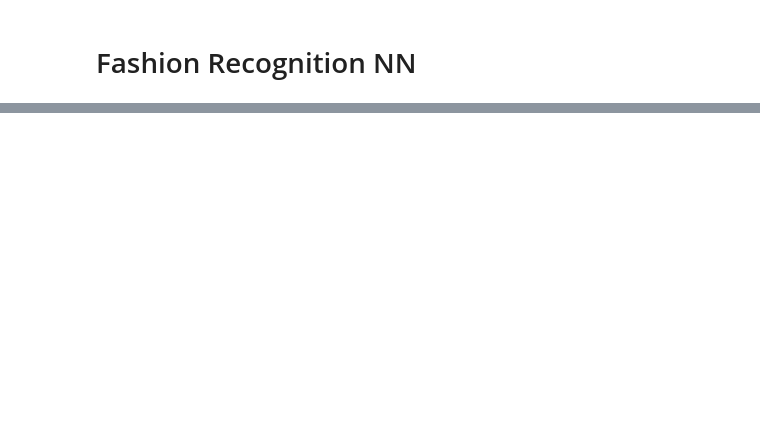
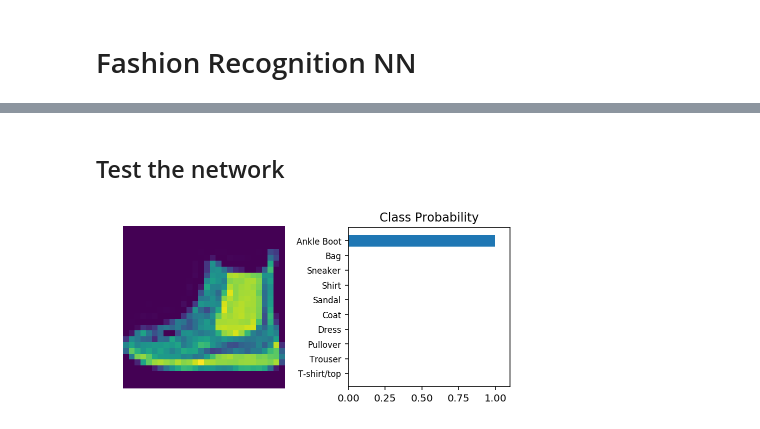
Before and after one commit to denrasulev/pytorch-sc, a Jupyter notebook: Fashion.ipynb, the cells around one changed output, grey strips where cells are left out. Drawn from its saved outputs; the diff is of its cells as text; code cells hidden in the pictures; blank space fills up the shorter version.

```diff
--- a/Fashion.ipynb
+++ b/Fashion.ipynb
@@ -32,0 +47,14 @@ ModuleNotFoundError: No module named 'halper'
+# %%
+#   Each image is 28x28 pixels, 784 in total
+#   There are 10 clasees
+
+model = nn.Sequential(nn.Linear(784, 512),
+                      nn.ReLU(),
+                      nn.Linear(512, 256),
+                      nn.ReLU(),
+                      nn.Linear(256, 128),
+                      nn.ReLU(),
+                      nn.Linear(128, 64),
+                      nn.ReLU(),
+                      nn.Linear(64, 10),
+                      nn.LogSoftmax(dim=1))
@@ -32,0 +111,18 @@ ModuleNotFoundError: No module named 'halper'
+# %% [markdown]
+## Test the network
+# %%
+dataiter = iter(testloader)
+images, labels = dataiter.next()
+img = images[0]
+
+# Convert 2D image to 1D vector
+img = img.resize_(1, 784)
+
+# Calculate the class probabilities (softmax) for img
+logps = model.forward(img)
+ps = torch.exp(logps)
+
+# Plot the image and probabilities
+halper.view_classify(img.resize_(1, 28, 28), ps, version='Fashion')
+# %% [output]
+[figure, added]
```
Also changed, not shown: parts of 14 cells of this notebook.
